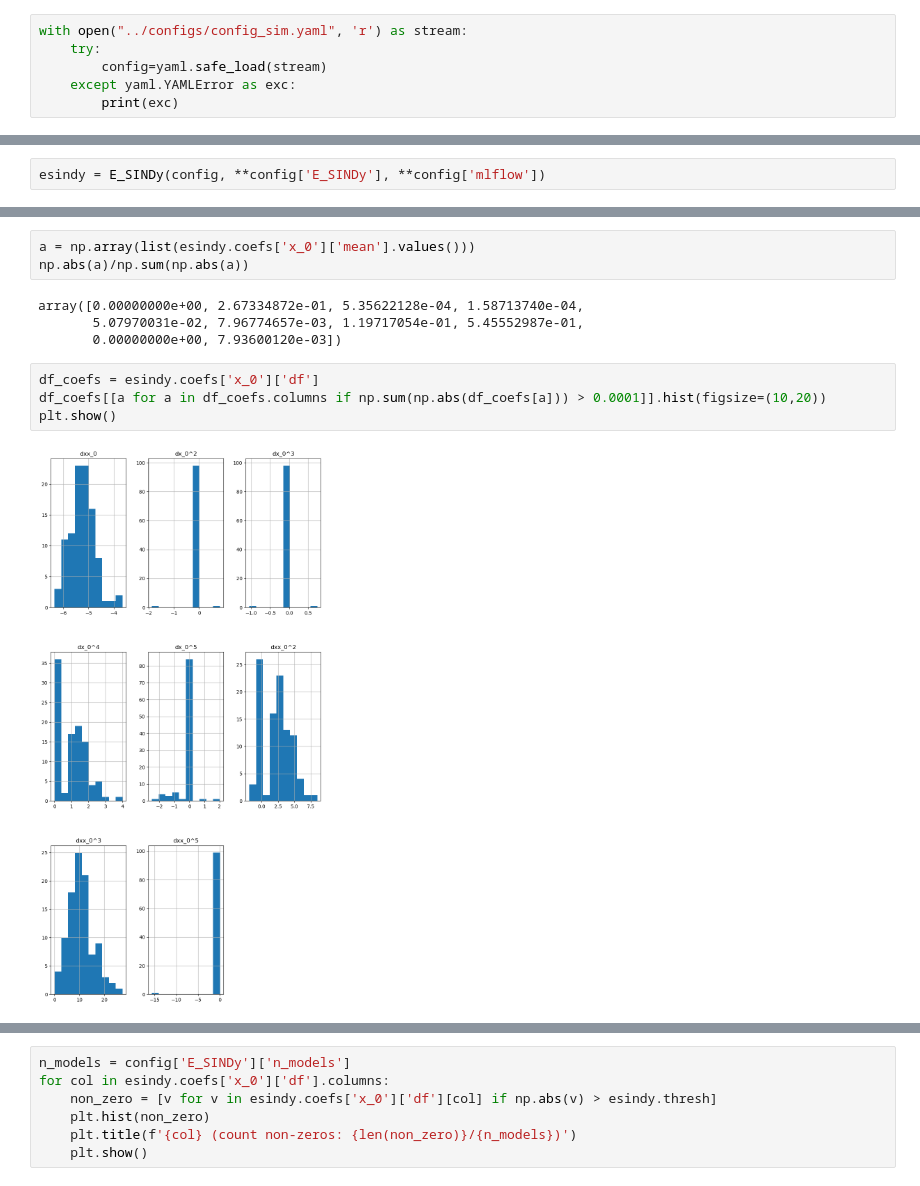
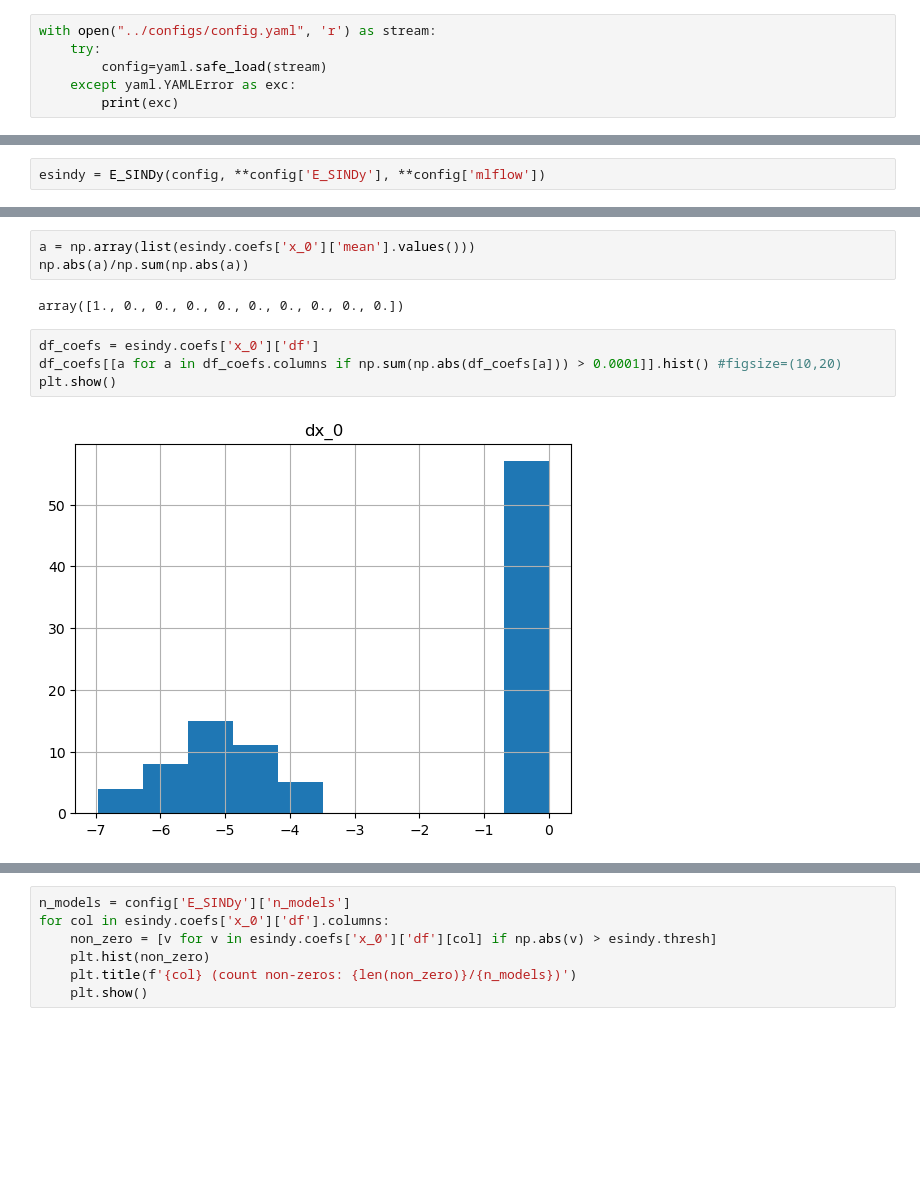
Before and after one commit to Terry071896/probml_cs6190, a Jupyter notebook: project/notebooks/running_model.ipynb, the cells around one changed output, grey strips where cells are left out. Drawn from its saved outputs; the diff is of its cells as text; blank space fills up the shorter version.

```diff
--- a/project/notebooks/running_model.ipynb
+++ b/project/notebooks/running_model.ipynb
@@ -10,7 +10,7 @@ import pandas as pd
 # %% [output]
 /Users/terrycox/UofUCode/ProbML/probml_cs6190/project/src/base_sindy.py
 # %%
-with open("../configs/config_sim.yaml", 'r') as stream:
+with open("../configs/config.yaml", 'r') as stream:
     try:
         config=yaml.safe_load(stream)
     except yaml.YAMLError as exc:
@@ -269,13 +323,11 @@ std & 0.0 & 0.4836961407146584 & 0.2052286810204781 & 0.12942763012229608 & 0.89
 a = np.array(list(esindy.coefs['x_0']['mean'].values()))
 np.abs(a)/np.sum(np.abs(a))
 # %% [output]
-array([0.00000000e+00, 2.67334872e-01, 5.35622128e-04, 1.58713740e-04,
-       5.07970031e-02, 7.96774657e-03, 1.19717054e-01, 5.45552987e-01,
-       0.00000000e+00, 7.93600120e-03])
+array([1., 0., 0., 0., 0., 0., 0., 0., 0., 0.])
 # %%
 df_coefs = esindy.coefs['x_0']['df']
-df_coefs[[a for a in df_coefs.columns if np.sum(np.abs(df_coefs[a])) > 0.0001]].hist(figsize=(10,20))
+df_coefs[[a for a in df_coefs.columns if np.sum(np.abs(df_coefs[a])) > 0.0001]].hist() #figsize=(10,20)
 plt.show()
 # %% [output]
-[figure, old version]
+[figure, new version]
 # %%
```
Also changed, not shown: parts of 9 cells of this notebook, 2 other files.
